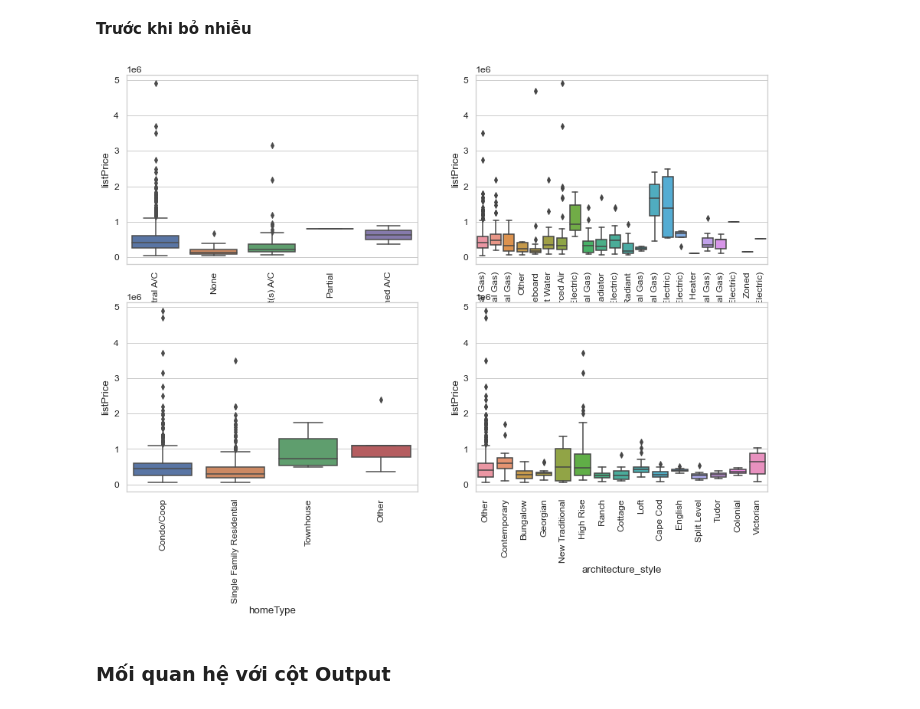
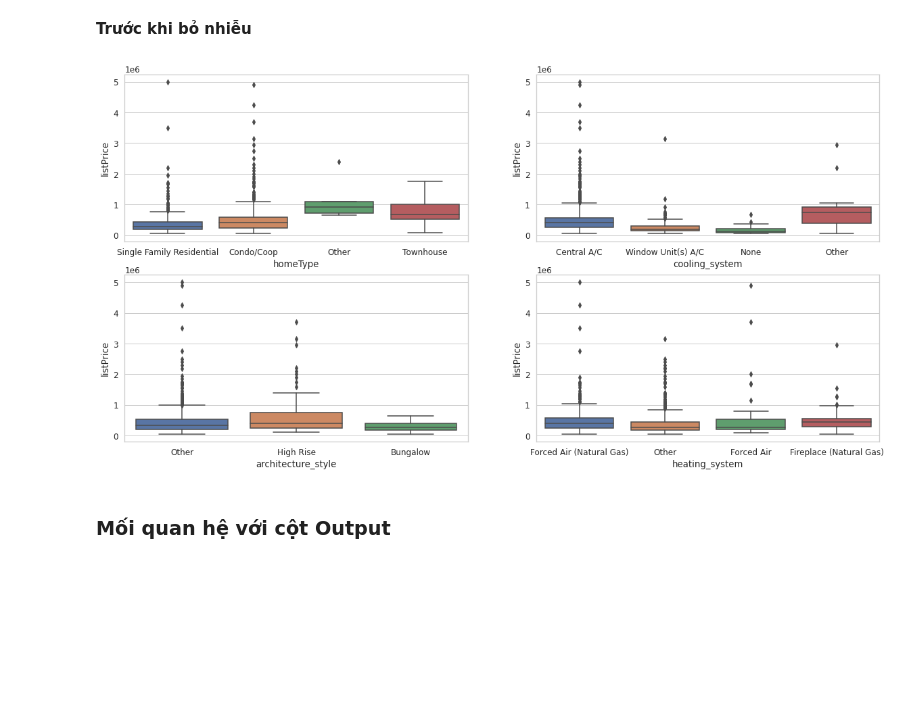
Before and after one commit to AnhDao1411/DataScience_Project, a Jupyter notebook: House Price's Prediction.ipynb, the cells around one changed output. Cells and saved outputs as stored; diff of their text form; code cells hidden in the pictures; blank space fills up the shorter version.

```diff
--- a/House Price's Prediction.ipynb
+++ b/House Price's Prediction.ipynb
@@ -24,7 +24,7 @@ from sklearn.linear_model import LinearRegression
 ## Thu thập dữ liệu
 # %%
 # Đọc dữ liệu từ "data.csv"
-df = pd.read_csv('data_better_distribute.csv')
+df = pd.read_csv('data_better_distribution.csv')
 df.head()
 # %% [output]
 |  | sqft | homeType | beds | parkingSpots | lotSize | baths | listPrice | heating_system | cooling_system | ... |
@@ -58,4 +58,4 @@ df.duplicated().sum()
 # %% [markdown]
 $\to$ Bỏ đi các dòng duplicates
 # %%
-df.drop_duplicates()
+df = df.drop_duplicates()
@@ -327,7 +313,7 @@ def fit_col(X, num_top_titles):
     return self
 
 def transform_col(self, X):
-    return np.where(X.isin(self),X,"Others")
+    return np.where(X.isin(self),X,"Other")
 # %%
 class CateDropper(BaseEstimator, TransformerMixin):
     def __init__(self, n=1):
@@ -354,13 +340,15 @@ class CateDropper(BaseEstimator, TransformerMixin):
 # %% [markdown]
 **Trước khi bỏ nhiễu**
 # %%
-fig, ax = plt.subplots(2,2, figsize=(15, 10))
+col_cateDropper = CateDropper(n=3)
+orginial_X = col_cateDropper.fit_transform(orginial_X)
+
+fig, ax = plt.subplots(2,2, figsize=(20, 10))
 cate_df = cate_df.drop(columns=["city","address","has_pool"])
 for var, subplot in zip(cate_df, ax.flatten()):
     g=sns.boxplot(x=orginial_X[var],y=original_Y, ax=subplot)
-    g.tick_params(axis='x', rotation=90)
 # %% [output]
-[figure, old version]
+[figure, new version]
 # %% [markdown]
 ### Mối quan hệ với cột Output
 # %% [markdown]
```
Also changed, not shown: parts of 18 cells of this notebook, 4 other files.
